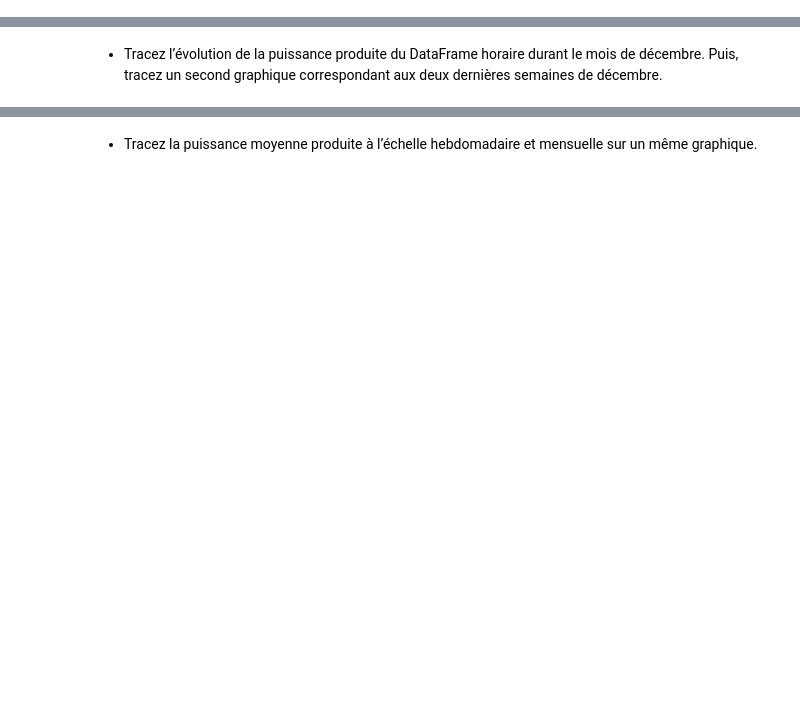
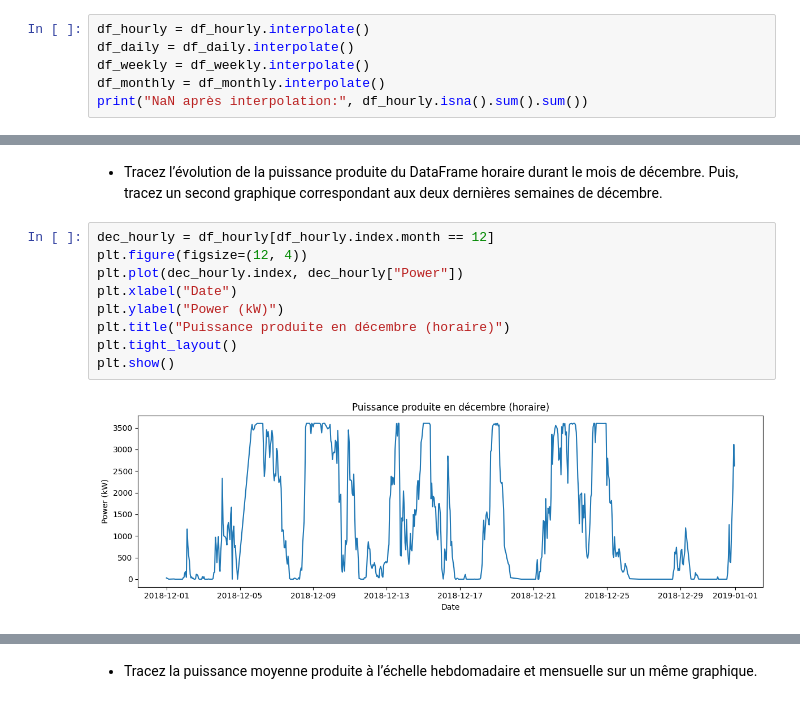
Before and after one commit to Maxime-Mig/Analyse_Visu, a Jupyter notebook: TD1/TD1.ipynb, the cells around one changed output, grey strips where cells are left out. Saved outputs shown, nothing was run; the diff lists cells and outputs as text; blank space fills up the shorter version.

```diff
--- a/TD1/TD1.ipynb
+++ b/TD1/TD1.ipynb
@@ -267,3 +323,9 @@ display(df_daily_asfreq.head())
 # resample est plus robuste face au bruit.
 # %% [markdown]
 - Remplacez toutes les valeurs NaN par des valeurs interpolées dans les DataFrames horaires journaliers, hebdomadaires et mensuels, en utilisant la fonction interpolate().
+# %%
+df_hourly = df_hourly.interpolate()
+df_daily = df_daily.interpolate()
+df_weekly = df_weekly.interpolate()
+df_monthly = df_monthly.interpolate()
+print("NaN après interpolation:", df_hourly.isna().sum().sum())
@@ -276,2 +366,13 @@ du vent.
 # %% [markdown]
 - Tracez l’évolution de la puissance produite du DataFrame horaire durant le mois de décembre. Puis, tracez un second graphique correspondant aux deux dernières semaines de décembre.
+# %%
+dec_hourly = df_hourly[df_hourly.index.month == 12]
+plt.figure(figsize=(12, 4))
+plt.plot(dec_hourly.index, dec_hourly["Power"])
+plt.xlabel("Date")
+plt.ylabel("Power (kW)")
+plt.title("Puissance produite en décembre (horaire)")
+plt.tight_layout()
+plt.show()
+# %% [output]
+[figure, added]
```
Also changed, not shown: parts of 36 cells of this notebook, 3 other files.
